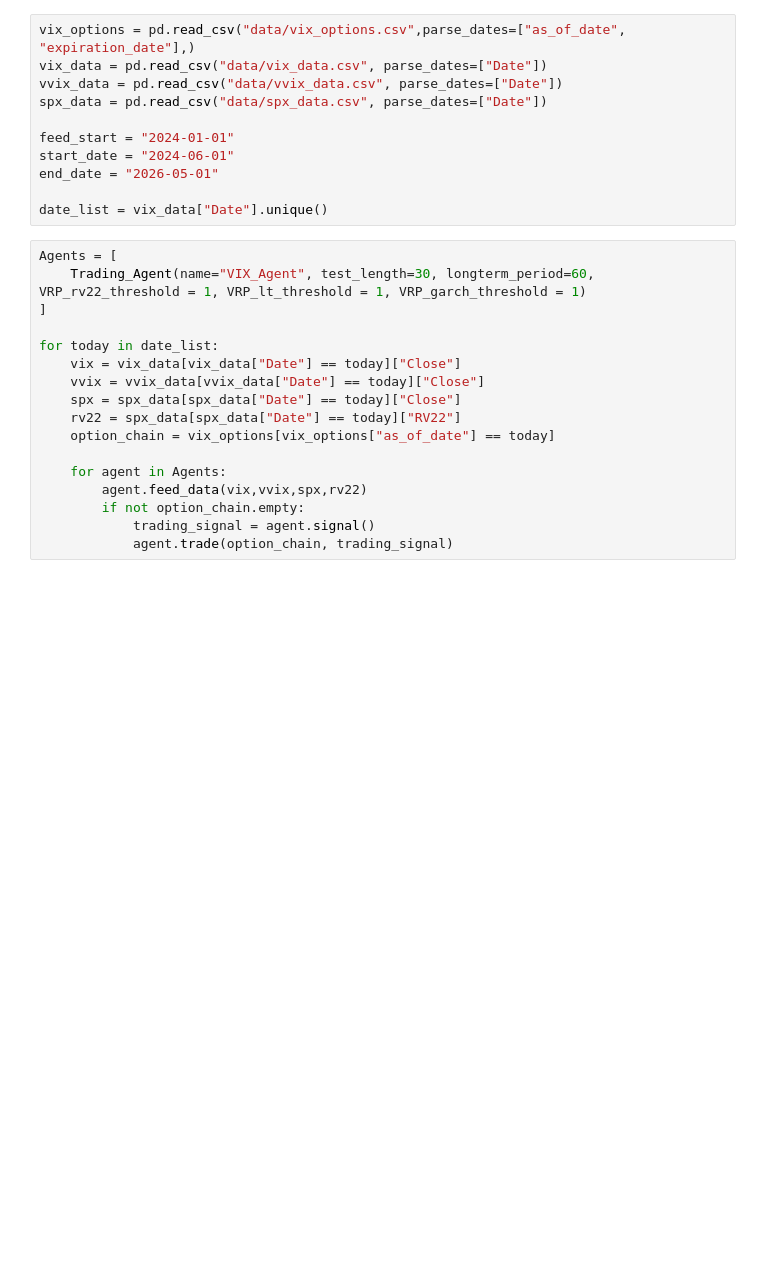
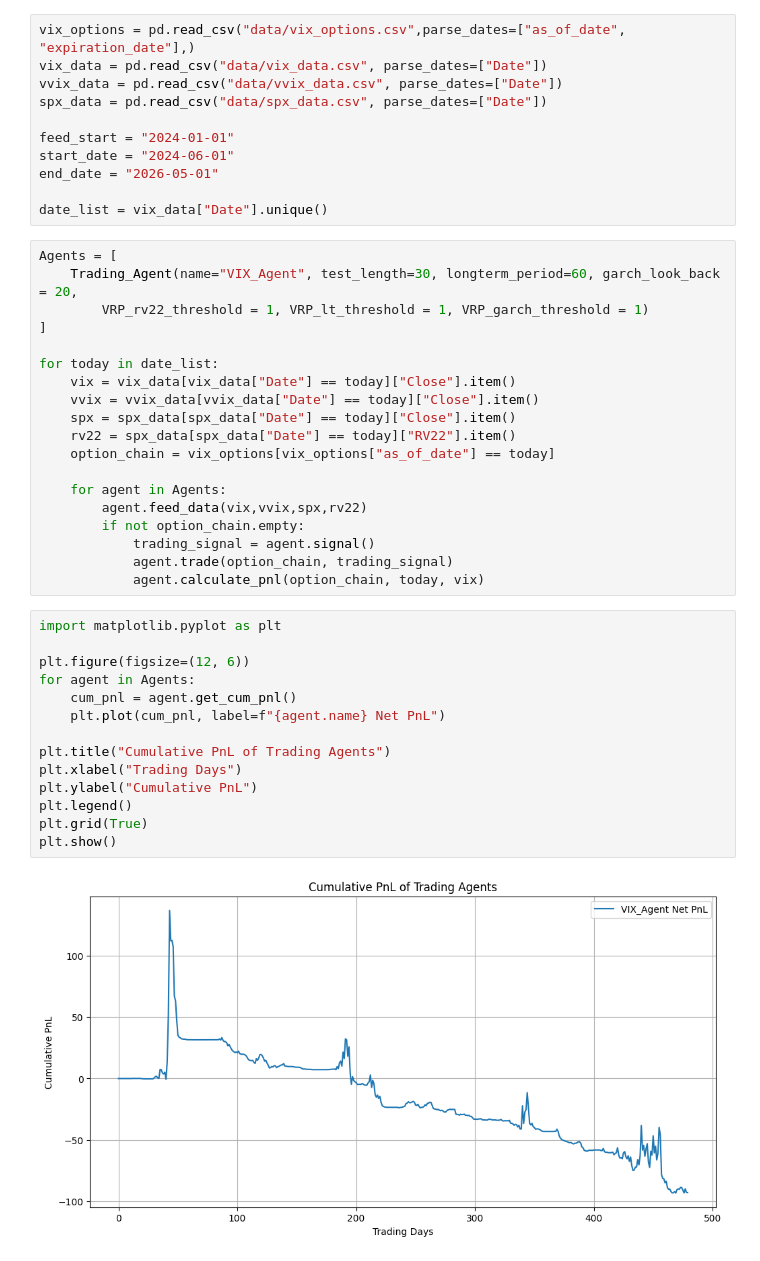
Before and after one commit to StevenYang23/VIX_Trading, a Jupyter notebook: Back_testing.ipynb, the cells around one changed output. Saved outputs shown, nothing was run; the diff lists cells and outputs as text; blank space fills up the shorter version.

```diff
--- a/Back_testing.ipynb
+++ b/Back_testing.ipynb
@@ -15,14 +15,15 @@ end_date = "2026-05-01"
 date_list = vix_data["Date"].unique()
 # %%
 Agents = [
-    Trading_Agent(name="VIX_Agent", test_length=30, longterm_period=60, VRP_rv22_threshold = 1, VRP_lt_threshold = 1, VRP_garch_threshold = 1)
+    Trading_Agent(name="VIX_Agent", test_length=30, longterm_period=60, garch_look_back = 20,
+        VRP_rv22_threshold = 1, VRP_lt_threshold = 1, VRP_garch_threshold = 1)
 ]
 
 for today in date_list:
-    vix = vix_data[vix_data["Date"] == today]["Close"]
-    vvix = vvix_data[vvix_data["Date"] == today]["Close"]
-    spx = spx_data[spx_data["Date"] == today]["Close"]
-    rv22 = spx_data[spx_data["Date"] == today]["RV22"]
+    vix = vix_data[vix_data["Date"] == today]["Close"].item()
+    vvix = vvix_data[vvix_data["Date"] == today]["Close"].item()
+    spx = spx_data[spx_data["Date"] == today]["Close"].item()
+    rv22 = spx_data[spx_data["Date"] == today]["RV22"].item()
     option_chain = vix_options[vix_options["as_of_date"] == today]
 
     for agent in Agents:
@@ -30,3 +31,20 @@ for today in date_list:
         if not option_chain.empty:
             trading_signal = agent.signal()
             agent.trade(option_chain, trading_signal)
+            agent.calculate_pnl(option_chain, today, vix)
+# %%
+import matplotlib.pyplot as plt
+
+plt.figure(figsize=(12, 6))
+for agent in Agents:
+    cum_pnl = agent.get_cum_pnl()
+    plt.plot(cum_pnl, label=f"{agent.name} Net PnL")
+
+plt.title("Cumulative PnL of Trading Agents")
+plt.xlabel("Trading Days")
+plt.ylabel("Cumulative PnL")
+plt.legend()
+plt.grid(True)
+plt.show()
+# %% [output]
+[figure, added]
```
Also changed, not shown: parts of 2 cells of this notebook, 2 other files.
